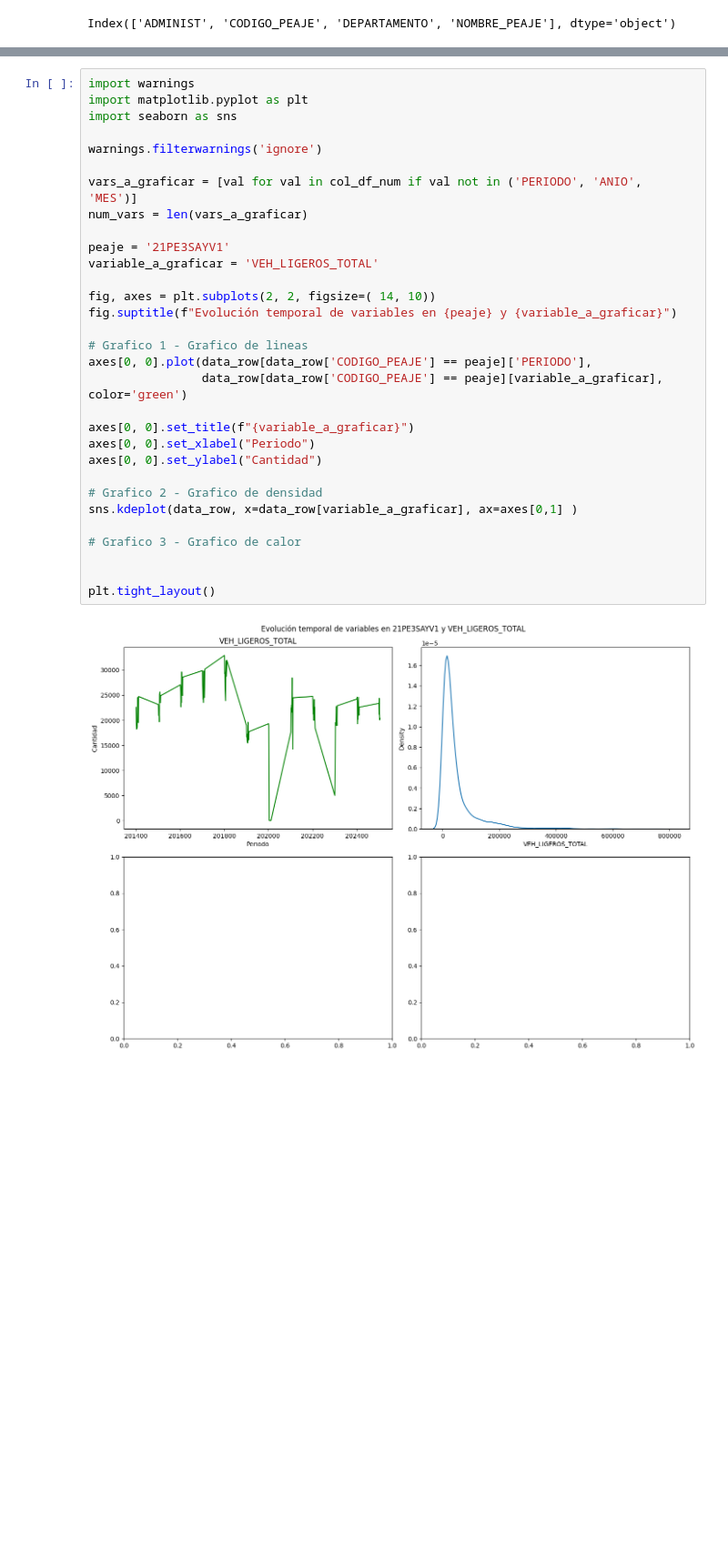
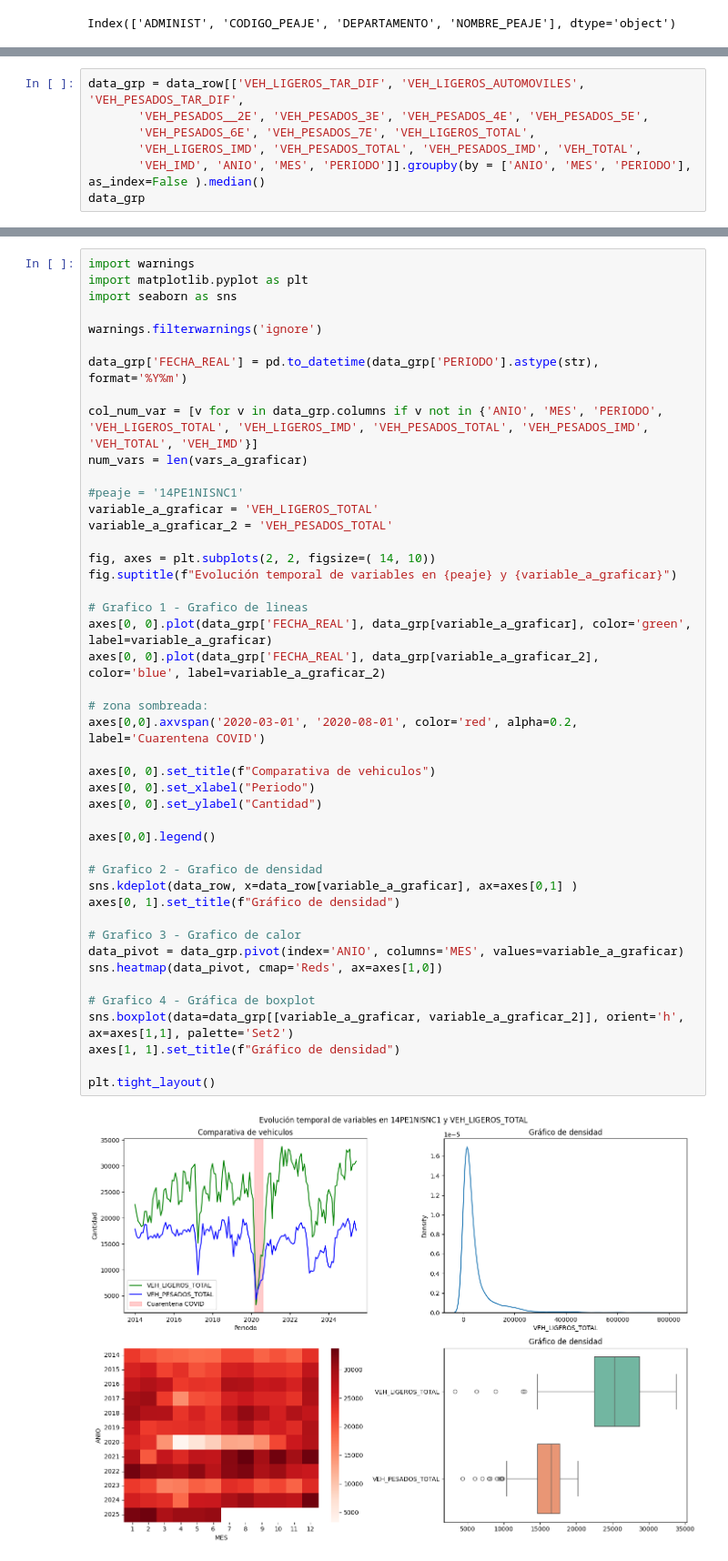
Before and after one commit to jchiroques/MIA_G01_ML_TF_PEAJES, a Jupyter notebook: Notebooks/01_Exploracion.ipynb, the cells around one changed output, grey strips where cells are left out. Shown: that part at 91% size. Drawn from its saved outputs; the diff is of its cells as text; blank space fills up the shorter version.

```diff
--- a/Notebooks/01_Exploracion.ipynb
+++ b/Notebooks/01_Exploracion.ipynb
@@ -146,0 +178,7 @@ array(['22PE5NACS1', '04PE1SCAM1', '21PE3SCRO1', '12PE3NCRA1',
+# %%
+data_grp = data_row[['VEH_LIGEROS_TAR_DIF', 'VEH_LIGEROS_AUTOMOVILES', 'VEH_PESADOS_TAR_DIF',
+       'VEH_PESADOS__2E', 'VEH_PESADOS_3E', 'VEH_PESADOS_4E', 'VEH_PESADOS_5E',
+       'VEH_PESADOS_6E', 'VEH_PESADOS_7E', 'VEH_LIGEROS_TOTAL',
+       'VEH_LIGEROS_IMD', 'VEH_PESADOS_TOTAL', 'VEH_PESADOS_IMD', 'VEH_TOTAL',
+       'VEH_IMD', 'ANIO', 'MES', 'PERIODO']].groupby(by = ['ANIO', 'MES', 'PERIODO'], as_index=False ).median()
+data_grp
@@ -147,33 +199,47 @@ array(['22PE5NACS1', '04PE1SCAM1', '21PE3SCRO1', '12PE3NCRA1',
 # %%
 import warnings
 import matplotlib.pyplot as plt
 import seaborn as sns
 
 warnings.filterwarnings('ignore')
 
-vars_a_graficar = [val for val in col_df_num if val not in ('PERIODO', 'ANIO', 'MES')]
+data_grp['FECHA_REAL'] = pd.to_datetime(data_grp['PERIODO'].astype(str), format='%Y%m')
+
+col_num_var = [v for v in data_grp.columns if v not in {'ANIO', 'MES', 'PERIODO', 'VEH_LIGEROS_TOTAL', 'VEH_LIGEROS_IMD', 'VEH_PESADOS_TOTAL', 'VEH_PESADOS_IMD', 'VEH_TOTAL', 'VEH_IMD'}]
 num_vars = len(vars_a_graficar)
 
-peaje = '21PE3SAYV1'
+#peaje = '14PE1NISNC1'
 variable_a_graficar = 'VEH_LIGEROS_TOTAL'
+variable_a_graficar_2 = 'VEH_PESADOS_TOTAL'
 
 fig, axes = plt.subplots(2, 2, figsize=( 14, 10))
 fig.suptitle(f"Evolución temporal de variables en {peaje} y {variable_a_graficar}")
 
 # Grafico 1 - Grafico de lineas
-axes[0, 0].plot(data_row[data_row['CODIGO_PEAJE'] == peaje]['PERIODO'],
-                data_row[data_row['CODIGO_PEAJE'] == peaje][variable_a_graficar], color='green')
+axes[0, 0].plot(data_grp['FECHA_REAL'], data_grp[variable_a_graficar], color='green', label=variable_a_graficar)
+axes[0, 0].plot(data_grp['FECHA_REAL'], data_grp[variable_a_graficar_2], color='blue', label=variable_a_graficar_2)
 
-axes[0, 0].set_title(f"{variable_a_graficar}")
+# zona sombreada:
+axes[0,0].axvspan('2020-03-01', '2020-08-01', color='red', alpha=0.2, label='Cuarentena COVID')
+
+axes[0, 0].set_title(f"Comparativa de vehiculos")
 axes[0, 0].set_xlabel("Periodo")
 axes[0, 0].set_ylabel("Cantidad")
 
+axes[0,0].legend()
+
 # Grafico 2 - Grafico de densidad
 sns.kdeplot(data_row, x=data_row[variable_a_graficar], ax=axes[0,1] )
+axes[0, 1].set_title(f"Gráfico de densidad")
 
 # Grafico 3 - Grafico de calor
+data_pivot = data_grp.pivot(index='ANIO', columns='MES', values=variable_a_graficar)
+sns.heatmap(data_pivot, cmap='Reds', ax=axes[1,0])
 
+# Grafico 4 - Gráfica de boxplot
+sns.boxplot(data=data_grp[[variable_a_graficar, variable_a_graficar_2]], orient='h', ax=axes[1,1], palette='Set2')
+axes[1, 1].set_title(f"Gráfico de densidad")
 
 plt.tight_layout()
 # %% [output]
-[figure, old version]
+[figure, new version]
```
Also changed, not shown: parts of 6 cells of this notebook, 4 other files.
